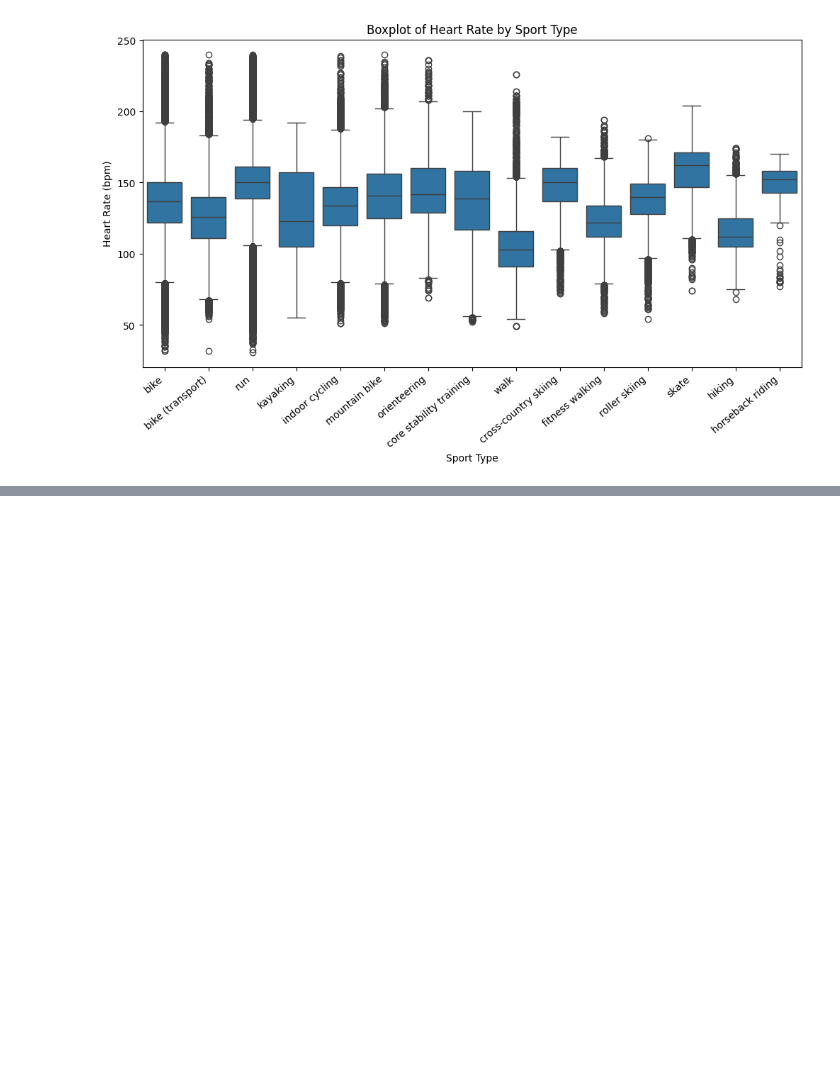
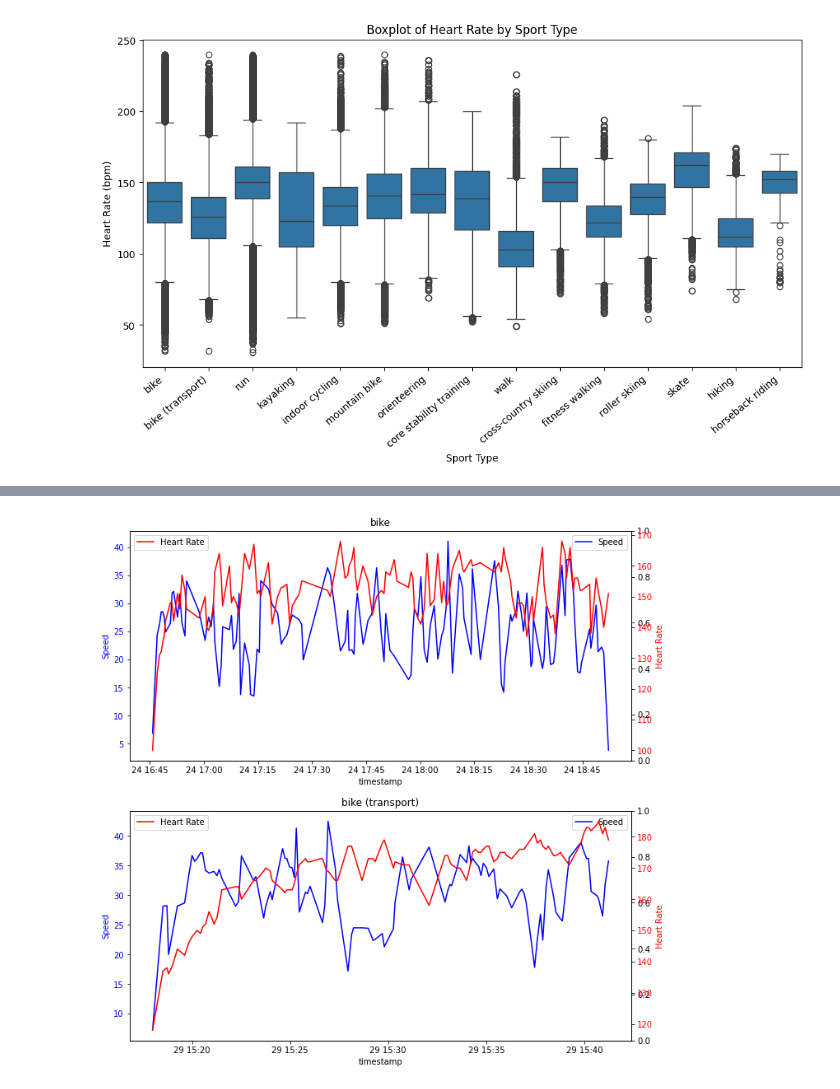
Before and after one commit to YingzeHou/DS200_Graduate_Proj, a Jupyter notebook: src/pre_process.ipynb, the cells around one changed output, grey strips where cells are left out. Cells and saved outputs as stored; diff of their text form; code cells hidden in the pictures; blank space fills up the shorter version.

```diff
--- a/src/pre_process.ipynb
+++ b/src/pre_process.ipynb
@@ -93,0 +151,60 @@ plt.show()
+# %%
+
+def plot_sport_data(sport, df, ax1, ax2):
+    ax2 = plt.gca()
+    filtered_df = df[df['sport'] == sport]
+
+    if filtered_df.empty:
+        return
+
+    first_row = filtered_df.iloc[0]
+
+    # Create a new dataframe from the first row
+    new_df = pd.DataFrame([first_row])
+    new_df = new_df[['timestamp', 'heart_rate', 'speed']]
+
+    # Explode the dataframe
+    exploded_df = new_df.explode('timestamp').reset_index(drop=True)
+    exploded_df['heart_rate'] = new_df['heart_rate'].explode().reset_index(drop=True)
+    exploded_df['speed'] = new_df['speed'].explode().reset_index(drop=True)
+    exploded_df['timestamp'] = pd.to_datetime(exploded_df['timestamp'], unit='s')
+    exploded_df['time_diff'] = exploded_df['timestamp'].diff().dt.total_seconds()
+
+    time_diff_threshold = 20
+    # guarentee the resulted df has at least 100 rows
+    while True:
+        filtered_df = exploded_df[(exploded_df['time_diff'] >= time_diff_threshold) | (exploded_df['time_diff'].isna())]
+        if len(filtered_df) >= 100 or time_diff_threshold <= 0:
+            break
+        time_diff_threshold -= 1
+
+    filtered_df = filtered_df.drop(columns=['time_diff'])
+
+
+    sns.lineplot(data=filtered_df, x='timestamp', y='speed', ax=ax1, label='Speed', color='blue')
+    ax1.set_ylabel('Speed', color='blue')
+    ax1.tick_params(axis='y', labelcolor='blue')
+
+    ax2 = ax1.twinx()
+    sns.lineplot(data=filtered_df, x='timestamp', y='heart_rate', ax=ax2, label='Heart Rate', color='red')
+    ax2.set_ylabel('Heart Rate', color='red')
+    ax2.tick_params(axis='y', labelcolor='red')
+    ax1.set_title(sport)
+
+# List of sports
+# sports = ['bike', 'bike (transport)', 'run', 'kayaking', 'indoor cycling', 'mountain bike', 'orienteering',
+#           'core stability training', 'walk', 'cross-country skiing', 'fitness walking', 'roller skiing',
+#           'skate', 'hiking', 'horseback riding']
+
+sports = ['bike', 'bike (transport)']
+
+# # Create subplots with 1 column and a number of rows equal to the number of sports
+fig, axes = plt.subplots(nrows=len(sports), ncols=1, figsize=(10, 5 * len(sports)))  # Adjusted figsize for better layout
+fig.tight_layout(pad=4.0)
+
+for i, sport in enumerate(sports):
+    plot_sport_data(sport, df, axes[i], axes[i].twinx())
+
+plt.show()
+# %% [output]
+[figure, added]
```
Also changed, not shown: parts of 10 cells of this notebook.
